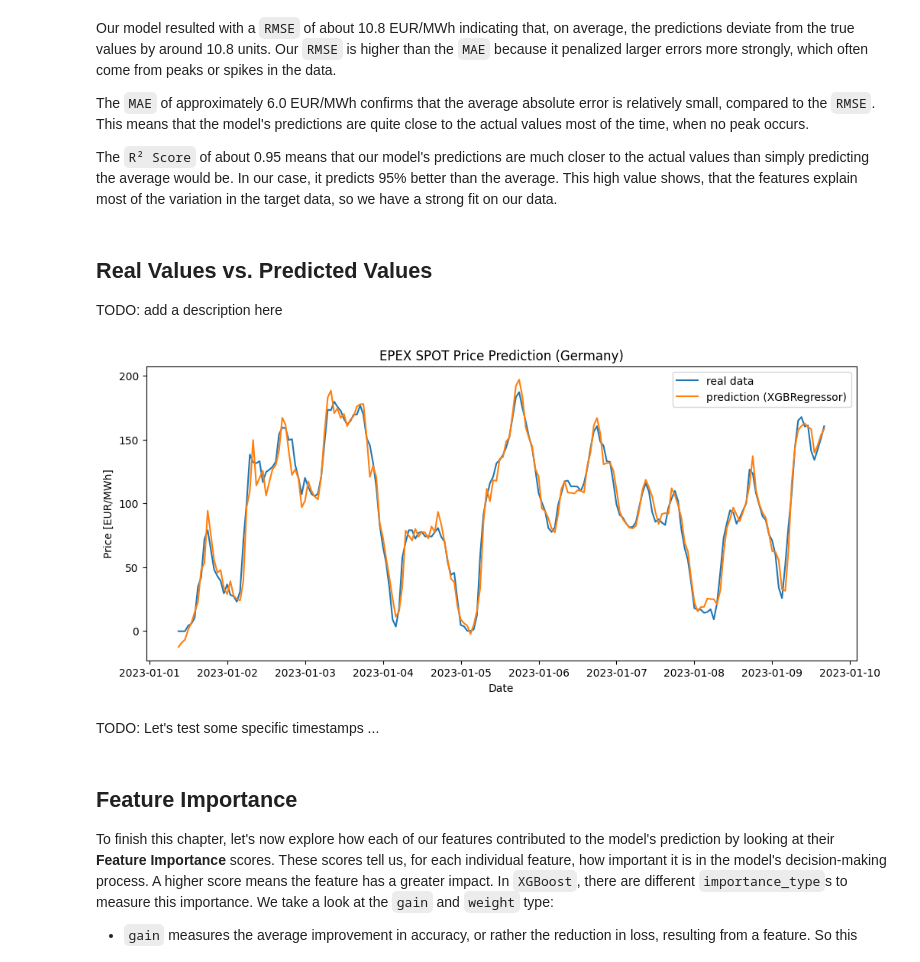
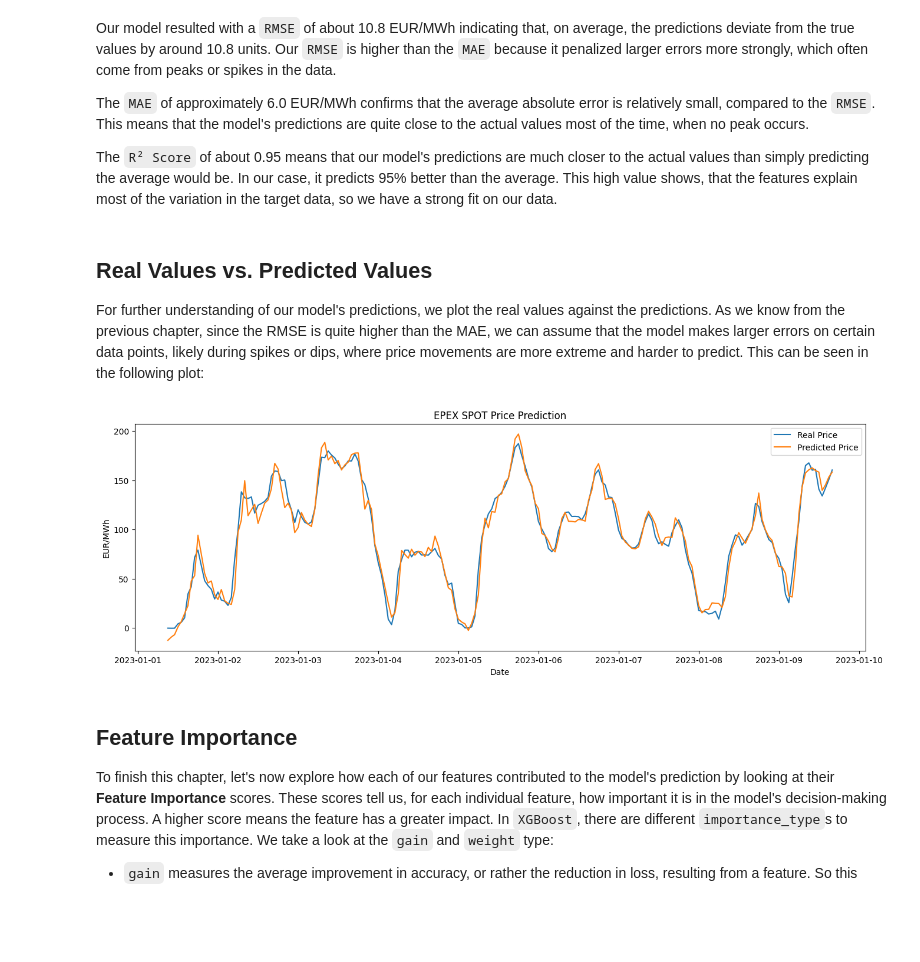
Before and after one commit to DanielHka25/electricity-price-prediction, a Jupyter notebook: notebooks/price_prediction.ipynb, the cells around one changed output. Cells and saved outputs as stored; diff of their text form; code cells hidden in the pictures; blank space fills up the shorter version.

Commit message:
Added Introduction and Conclusion chapter

```diff
--- a/notebooks/price_prediction.ipynb
+++ b/notebooks/price_prediction.ipynb
@@ -890,17 +908,15 @@ The `MAE` of approximately 6.0 EUR/MWh confirms that the average absolute error
 The `R² Score` of about 0.95 means that our model's predictions are much closer to the actual values than simply predicting the average would be. In our case, it predicts 95% better than the average. This high value shows, that the features explain most of the variation in the target data, so we have a strong fit on our data.
 # %% [markdown]
 ## Real Values vs. Predicted Values
-TODO: add a description here
+For further understanding of our model's predictions, we plot the real values against the predictions. As we know from the previous chapter, since the RMSE is quite higher than the MAE, we can assume that the model makes larger errors on certain data points, likely during spikes or dips, where price movements are more extreme and harder to predict. This can be seen in the following plot:
 # %%
-plt.figure(figsize=(12, 5))
-plt.plot(y_test.index[:200], y_test.values[:200], label="real data")
-plt.plot(y_test.index[:200], y_pred[:200], label="prediction (XGBRegressor)")
+plt.figure(figsize=(16, 5))
+plt.plot(y_test.index[:200], y_test.values[:200], label="Real Price")
+plt.plot(y_test.index[:200], y_pred[:200], label="Predicted Price")
 plt.legend()
-plt.title("EPEX SPOT Price Prediction (Germany)")
+plt.title("EPEX SPOT Price Prediction")
 plt.xlabel("Date")
-plt.ylabel("Price [EUR/MWh]")
+plt.ylabel("EUR/MWh")
 plt.show()
 # %% [output]
-[figure, old version]
+[figure, new version]
-# %% [markdown]
-TODO: Let's test some specific timestamps ...
```
Also changed, not shown: parts of 13 cells of this notebook, 1 other file.
